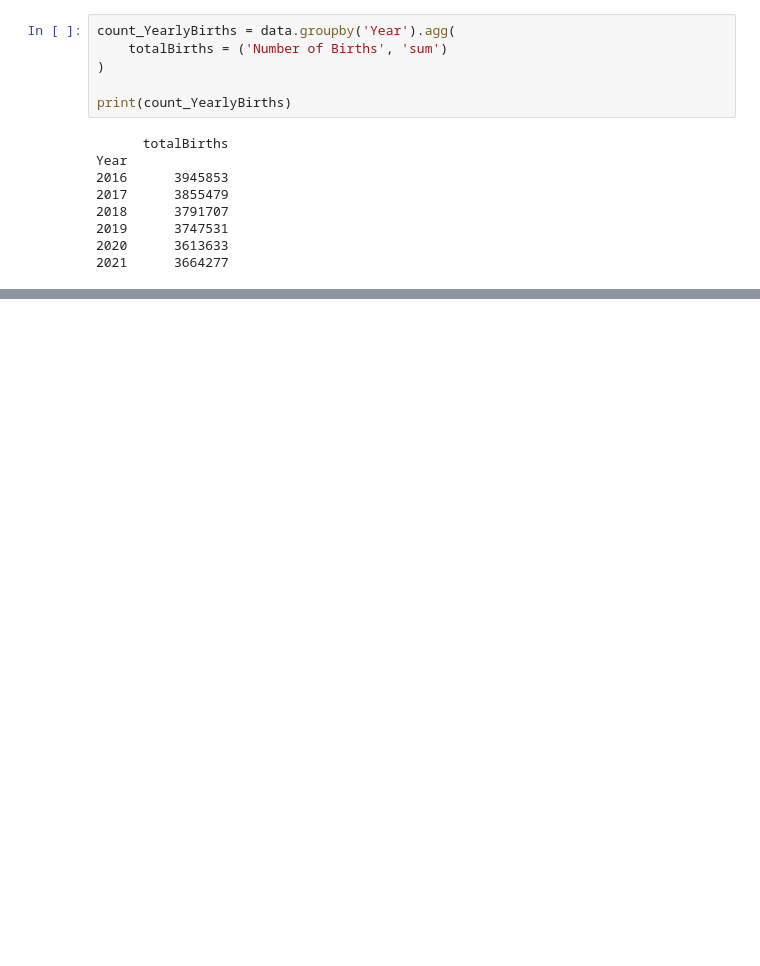
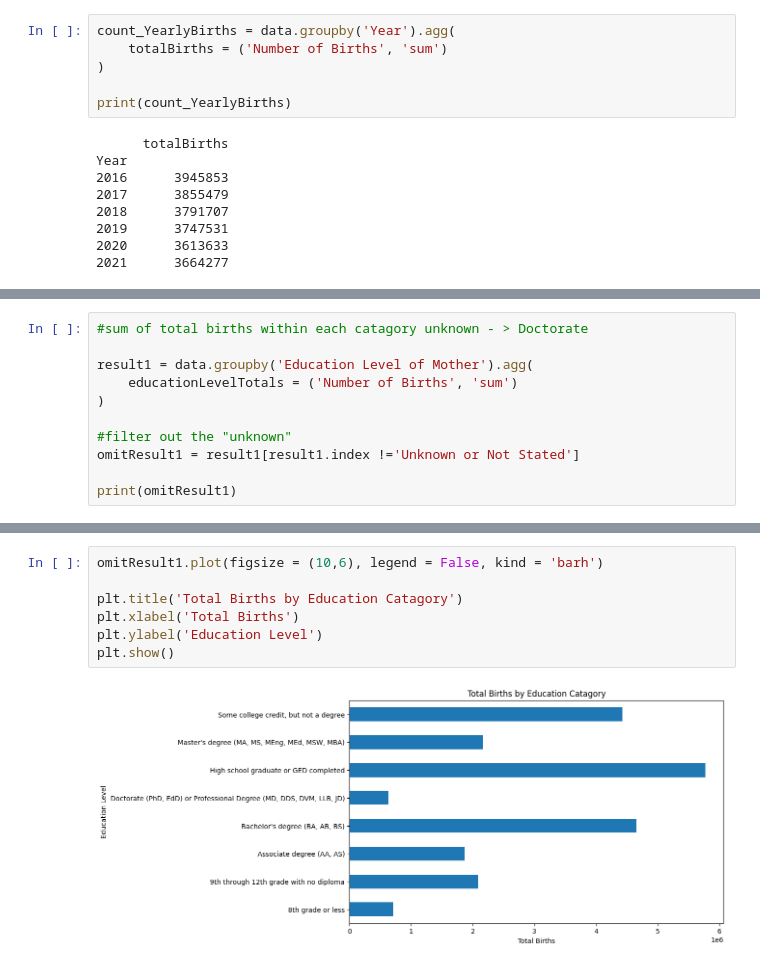
Before and after one commit to jLucas121/ISDA111, a Jupyter notebook: UsBirths.ipynb, the cells around one changed output, grey strips where cells are left out. Drawn from its saved outputs; the diff is of its cells as text; blank space fills up the shorter version.

```diff
--- a/UsBirths.ipynb
+++ b/UsBirths.ipynb
@@ -174,0 +187,11 @@ sns.lineplot(data=data, x="Year", y="Number of Births")
+# %%
+#sum of total births within each catagory unknown - > Doctorate
+
+result1 = data.groupby('Education Level of Mother').agg(
+    educationLevelTotals = ('Number of Births', 'sum')
+)
+
+#filter out the "unknown"
+omitResult1 = result1[result1.index !='Unknown or Not Stated']
+
+print(omitResult1)
@@ -174,0 +209,9 @@ sns.lineplot(data=data, x="Year", y="Number of Births")
+# %%
+omitResult1.plot(figsize = (10,6), legend = False, kind = 'barh')
+
+plt.title('Total Births by Education Catagory')
+plt.xlabel('Total Births')
+plt.ylabel('Education Level')
+plt.show()
+# %% [output]
+[figure, added]
```
Also changed, not shown: parts of 11 cells of this notebook.
